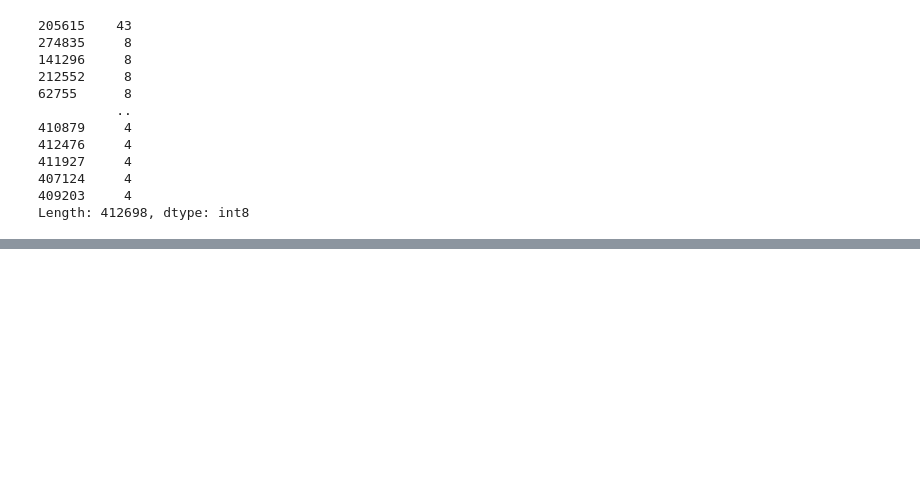
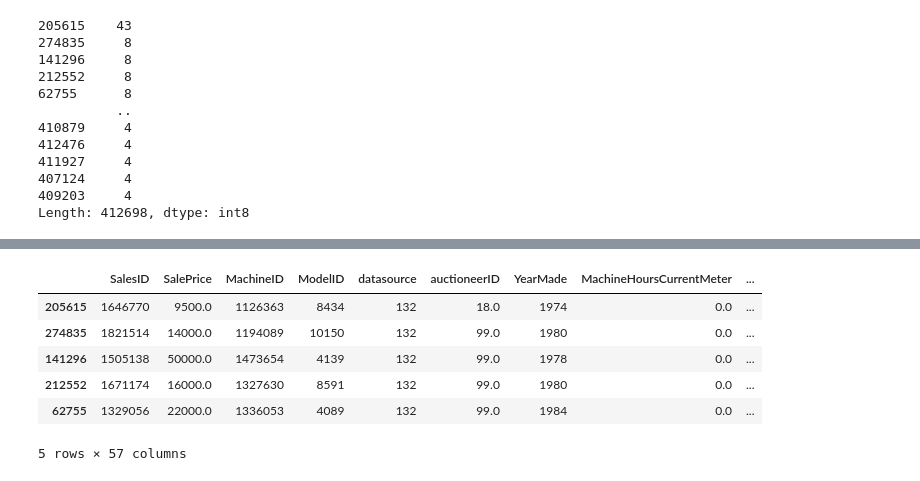
Before and after one commit to kevalsakhiya/machine-learning, a Jupyter notebook: regression/bullDozer_price_analysis.ipynb, the cells around one changed output, grey strips where cells are left out. Drawn from its saved outputs; the diff is of its cells as text; code cells hidden in the pictures; blank space fills up the shorter version.

```diff
--- a/regression/bullDozer_price_analysis.ipynb
+++ b/regression/bullDozer_price_analysis.ipynb
@@ -152,0 +157,11 @@ Length: 412698, dtype: int8
+# %%
+# filling the empty values with median(), using median because mean value would be too big
+for column_name, column_data in df_copy.items():
+    if pd.api.types.is_numeric_dtype(column_data):
+        df_copy[column_name] = column_data.fillna(column_data.median())
+# %%
+# Turning the categorical columns to the numbers and Filling the empty cells
+for column_name, column_data in df_copy.items():
+    if pd.api.types.is_categorical_dtype(column_data):
+        # adding 1 in all codes because NaN values return -1 and that's no good for our data
+        df_copy[column_name] = pd.Categorical(column_data).codes+1
@@ -152,0 +188,10 @@ Length: 412698, dtype: int8
+# %%
+df_copy.head()
+# %% [output]
+|  | SalesID | SalePrice | MachineID | ModelID | datasource | auctioneerID | YearMade | MachineHoursCurrentMeter | ... |
+| 205615 | 1646770 | 9500.0 | 1126363 | 8434 | 132 | 18.0 | 1974 | 0.0 | ... |
+| 274835 | 1821514 | 14000.0 | 1194089 | 10150 | 132 | 99.0 | 1980 | 0.0 | ... |
+| 141296 | 1505138 | 50000.0 | 1473654 | 4139 | 132 | 99.0 | 1978 | 0.0 | ... |
+| 212552 | 1671174 | 16000.0 | 1327630 | 8591 | 132 | 99.0 | 1980 | 0.0 | ... |
+| 62755 | 1329056 | 22000.0 | 1336053 | 4089 | 132 | 99.0 | 1984 | 0.0 | ... |
+5 rows × 57 columns
```
Also changed, not shown: parts of 9 cells of this notebook.
